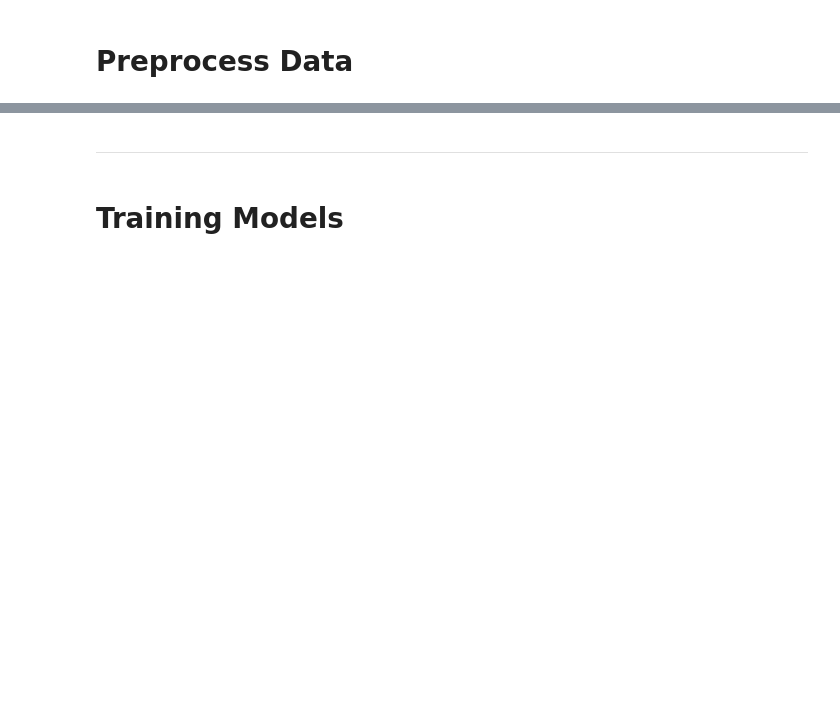
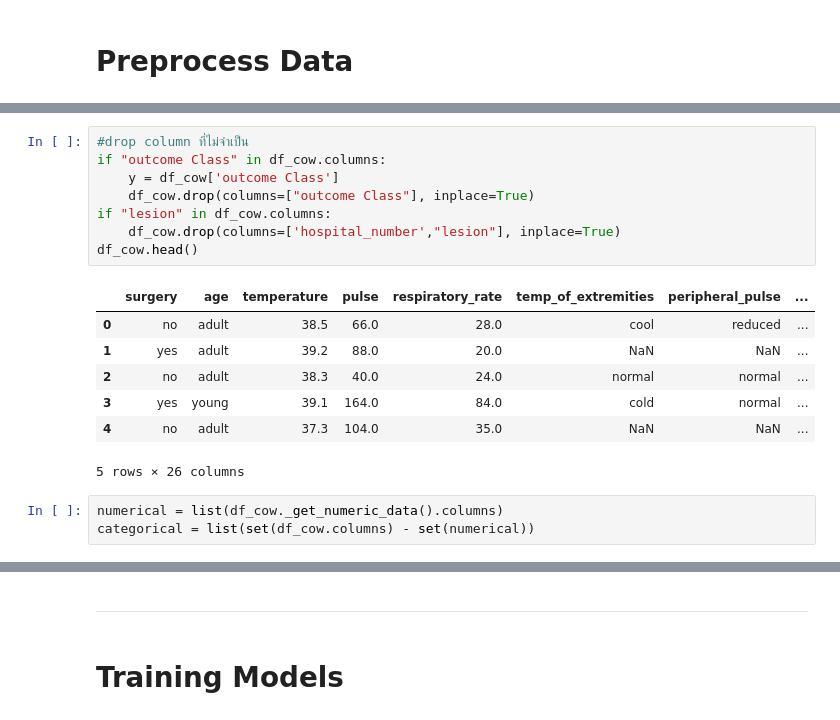
Before and after one commit to thewro11/cs462-cow-status-classification, a Jupyter notebook: model.ipynb, the cells around one changed output, grey strips where cells are left out. Cells and saved outputs as stored; diff of their text form; blank space fills up the shorter version.

```diff
--- a/model.ipynb
+++ b/model.ipynb
@@ -129,0 +145,19 @@ y = df_y.values
+# %%
+#drop column ที่ไม่จำเป็น
+if "outcome Class" in df_cow.columns:
+    y = df_cow['outcome Class']
+    df_cow.drop(columns=["outcome Class"], inplace=True)
+if "lesion" in df_cow.columns:
+    df_cow.drop(columns=['hospital_number',"lesion"], inplace=True)
+df_cow.head()
+# %% [output]
+|  | surgery | age | temperature | pulse | respiratory_rate | temp_of_extremities | peripheral_pulse | ... |
+| 0 | no | adult | 38.5 | 66.0 | 28.0 | cool | reduced | ... |
+| 1 | yes | adult | 39.2 | 88.0 | 20.0 | NaN | NaN | ... |
+| 2 | no | adult | 38.3 | 40.0 | 24.0 | normal | normal | ... |
+| 3 | yes | young | 39.1 | 164.0 | 84.0 | cold | normal | ... |
+| 4 | no | adult | 37.3 | 104.0 | 35.0 | NaN | NaN | ... |
+5 rows × 26 columns
+# %%
+numerical = list(df_cow._get_numeric_data().columns)
+categorical = list(set(df_cow.columns) - set(numerical))
```
Also changed, not shown: parts of 52 cells of this notebook, 1 other file.
